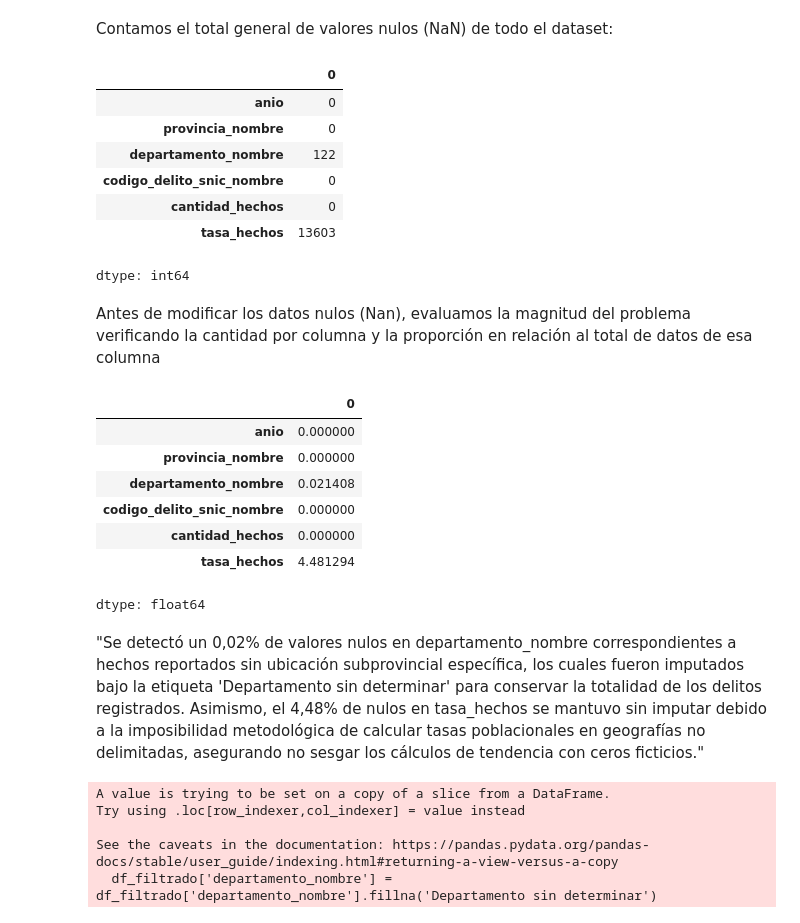
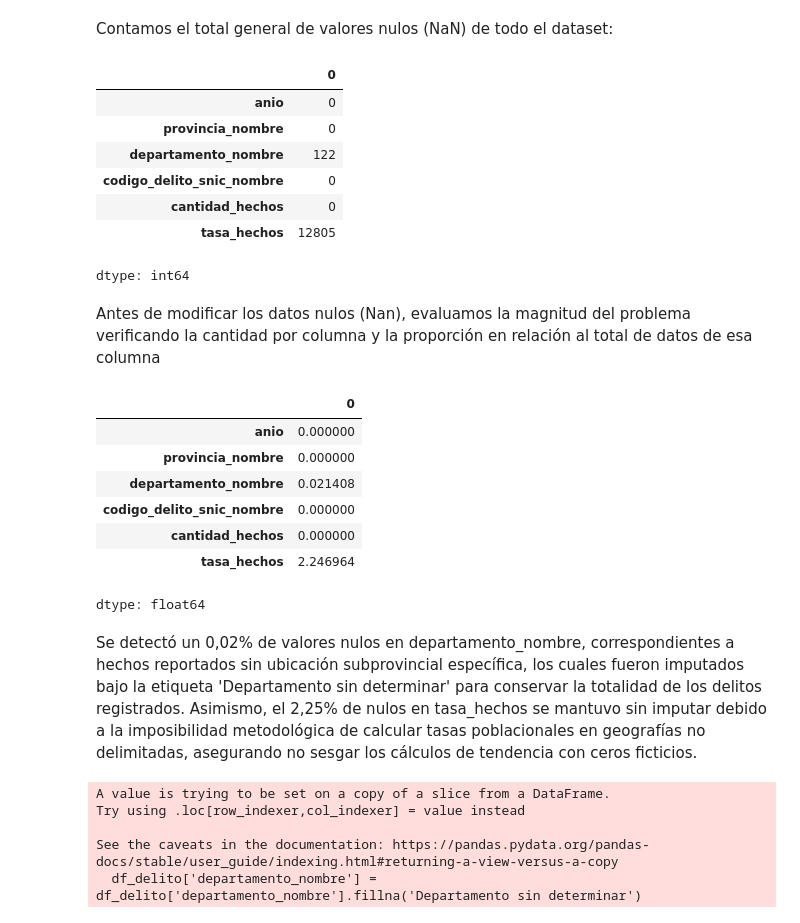
Before and after one commit to bauhaushm/TP-Delito_en_AMBA, a Jupyter notebook: TP_Delito.ipynb, the cells around one changed output. Drawn from its saved outputs; the diff is of its cells as text; code cells hidden in the pictures.

```diff
--- a/TP_Delito.ipynb
+++ b/TP_Delito.ipynb
@@ -36,18 +36,19 @@ Le pedimos a Pandas que nos haga un filtrado de filas y columnas del dataset. Ac
 # %%
 # 1. Cargar únicamente las columnas A, C, E, G, H, M (índices 0, 2, 4, 6, 7, 12)
 columnas = [0, 2, 4, 6, 7, 12]
-df = pd.read_excel('snic-departamentos-anual.xlsx', usecols=columnas)
+url = "https://cloud-snic.minseg.gob.ar/Bases/SNIC/snic-departamentos-anual.xlsx"
 
-# 2. Filtrar únicamente para los años entre 2016 y 2025
-df_filtrado = df[(df['anio'] >= 2016) & (df['anio'] <= 2025)]
+df = pd.read_excel(url, usecols=columnas)
+# 2. Filtrar únicamente para los años entre 2017 y 2025
+df_delito = df[(df['anio'] >= 2017) & (df['anio'] <= 2025)]
 
 # 3. Verificar el resultado
 print(f"El dataset filtrado contiene {len(df_filtrado)} filas y {len(df_filtrado.columns)} columnas.")
 print("Años incluidos:", sorted(df_filtrado['anio'].unique()))
 
 # 4. Guardar el nuevo dataset resultante
-df_filtrado.to_excel('snic_2016_2025_filtrado.xlsx', index=False)
-df_filtrado.to_csv('snic_2016_2025_filtrado.csv', index=False)
+df_delito.to_excel('snic_2017_2025_filtrado.xlsx', index=False)
+df_delito.to_csv('snic_2017_2025_filtrado.csv', index=False)
 # %% [output]
 El dataset filtrado contiene 306318 filas y 6 columnas.
 Años incluidos: [np.int64(2016), np.int64(2017), np.int64(2018), np.int64(2019), np.int64(2020), np.int64(2021), np.int64(2022), np.int64(2023), np.int64(2024), np.int64(2025)]
@@ -72,7 +73,7 @@ df_filtrado
 # %% [markdown]
 Contamos el total general de valores nulos (NaN) de todo el dataset:
 # %%
-df_filtrado.isna().sum()
+df_delito.isna().sum()
 # %% [output]
 |  | 0 |
 | anio | 0 |
@@ -80,35 +81,35 @@ df_filtrado.isna().sum()
 | departamento_nombre | 122 |
 | codigo_delito_snic_nombre | 0 |
 | cantidad_hechos | 0 |
-| tasa_hechos | 13603 |
+| tasa_hechos | 12805 |
 dtype: int64
 # %% [markdown]
 Antes de modificar los datos nulos (Nan), evaluamos la magnitud del problema verificando la cantidad por columna y la proporción en relación al total de datos de esa columna
 # %%
 # Cantidad de nulos por columna
-df.isnull().sum()
+df_delito.isnull().sum()
 
 # Porcentaje de nulos por columna
-(df.isnull().sum() / len(df)) * 100
+(df_delito.isnull().sum() / len(df)) * 100
 # %% [output]
 |  | 0 |
 | anio | 0.000000 |
 | provincia_nombre | 0.000000 |
 | departamento_nombre | 0.021408 |
 | codigo_delito_snic_nombre | 0.000000 |
 | cantidad_hechos | 0.000000 |
-| tasa_hechos | 4.481294 |
+| tasa_hechos | 2.246964 |
 dtype: float64
 # %% [markdown]
-"Se detectó un 0,02% de valores nulos en departamento_nombre correspondientes a hechos reportados sin ubicación subprovincial específica, los cuales fueron imputados bajo la etiqueta 'Departamento sin determinar' para conservar la totalidad de los delitos registrados. Asimismo, el 4,48% de nulos en tasa_hechos se mantuvo sin imputar debido a la imposibilidad metodológica de calcular tasas poblacionales en geografías no delimitadas, asegurando no sesgar los cálculos de tendencia con ceros ficticios."
+Se detectó un 0,02% de valores nulos en departamento_nombre, correspondientes a hechos reportados sin ubicación subprovincial específica, los cuales fueron imputados bajo la etiqueta 'Departamento sin determinar' para conservar la totalidad de los delitos registrados. Asimismo, el 2,25% de nulos en tasa_hechos se mantuvo sin imputar debido a la imposibilidad metodológica de calcular tasas poblacionales en geografías no delimitadas, asegurando no sesgar los cálculos de tendencia con ceros ficticios.
 # %%
 # Imputar los valores nulos en departamento_nombre
-df_filtrado['departamento_nombre'] = df_filtrado['departamento_nombre'].fillna('Departamento sin determinar')
+df_delito['departamento_nombre'] = df_delito['departamento_nombre'].fillna('Departamento sin determinar')
 # %% [output]
 A value is trying to be set on a copy of a slice from a DataFrame.
 Try using .loc[row_indexer,col_indexer] = value instead
 
 See the caveats in the documentation: https://pandas.pydata.org/pandas-docs/stable/user_guide/indexing.html#returning-a-view-versus-a-copy
-  df_filtrado['departamento_nombre'] = df_filtrado['departamento_nombre'].fillna('Departamento sin determinar')
+  df_delito['departamento_nombre'] = df_delito['departamento_nombre'].fillna('Departamento sin determinar')
 # %%
 # Verificamos que se aplicó correctamente
```
Also changed, not shown: parts of 7 cells of this notebook.
